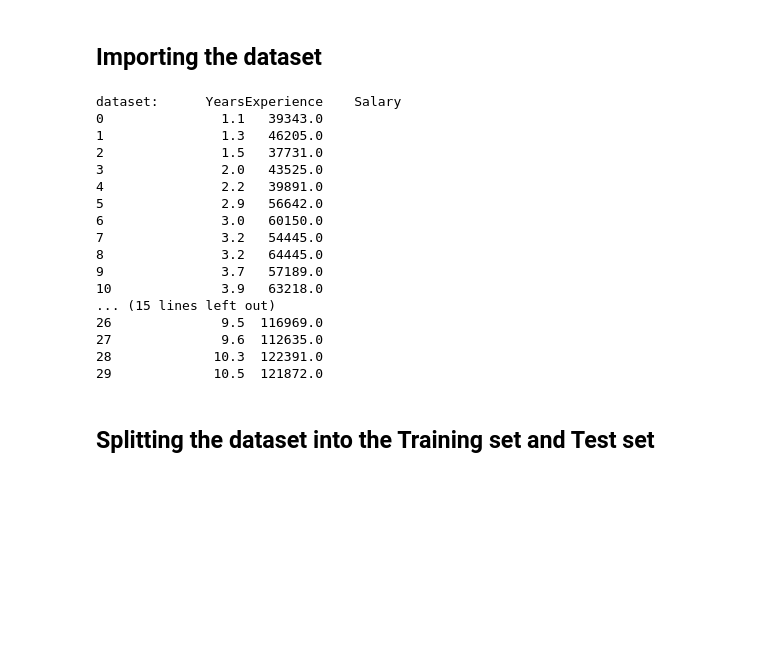
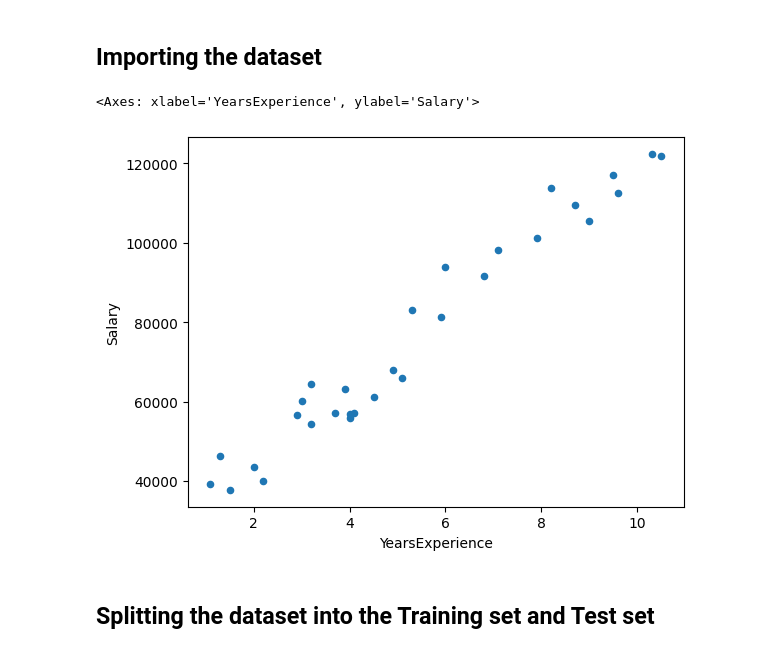
Before and after one commit to stall84/machine-learning-basics-notes, a Jupyter notebook: exercises/udemy_course_workbooks/6_simple_linear_regression/simple_linear_regression.ipynb, the cells around one changed output. Drawn from its saved outputs; the diff is of its cells as text; code cells hidden in the pictures; blank space fills up the shorter version.

```diff
--- a/exercises/udemy_course_workbooks/6_simple_linear_regression/simple_linear_regression.ipynb
+++ b/exercises/udemy_course_workbooks/6_simple_linear_regression/simple_linear_regression.ipynb
@@ -11,26 +11,12 @@ import pandas as pd
 # %%
 dataset = pd.read_csv('Salary_Data.csv')
 X = dataset.iloc[:, :-1].values # iloc[rows, columns] : means all (iloc is integer location for rows and columns)
 y = dataset.iloc[:, -1].values
-print('dataset: ', dataset)
+# print('dataset: ', dataset)
+dataset.plot.scatter(0, 1)
 # %% [output]
-dataset:      YearsExperience    Salary
-0               1.1   39343.0
-1               1.3   46205.0
-2               1.5   37731.0
-3               2.0   43525.0
-4               2.2   39891.0
-5               2.9   56642.0
-6               3.0   60150.0
-7               3.2   54445.0
-8               3.2   64445.0
-9               3.7   57189.0
-10              3.9   63218.0
-... (15 lines left out)
-26              9.5  116969.0
-27              9.6  112635.0
-28             10.3  122391.0
-29             10.5  121872.0
+<Axes: xlabel='YearsExperience', ylabel='Salary'>
+[figure, added]
 # %% [markdown]
 ## Splitting the dataset into the Training set and Test set
 # %%
```
Also changed, not shown: 3 other files.
